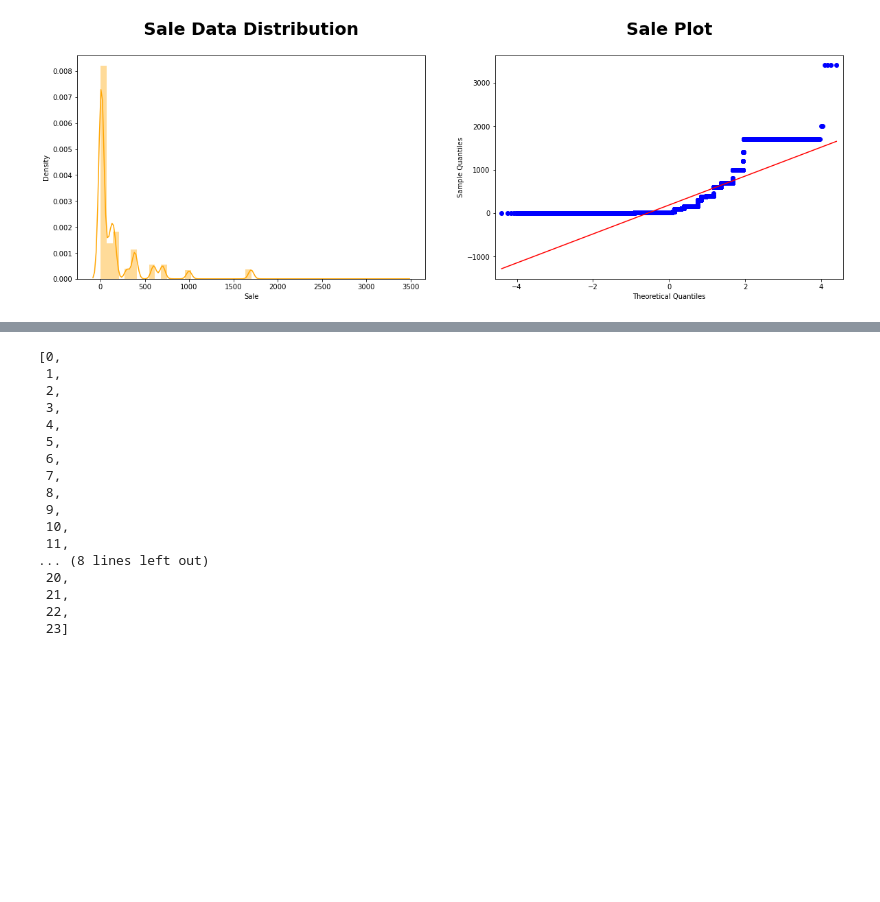
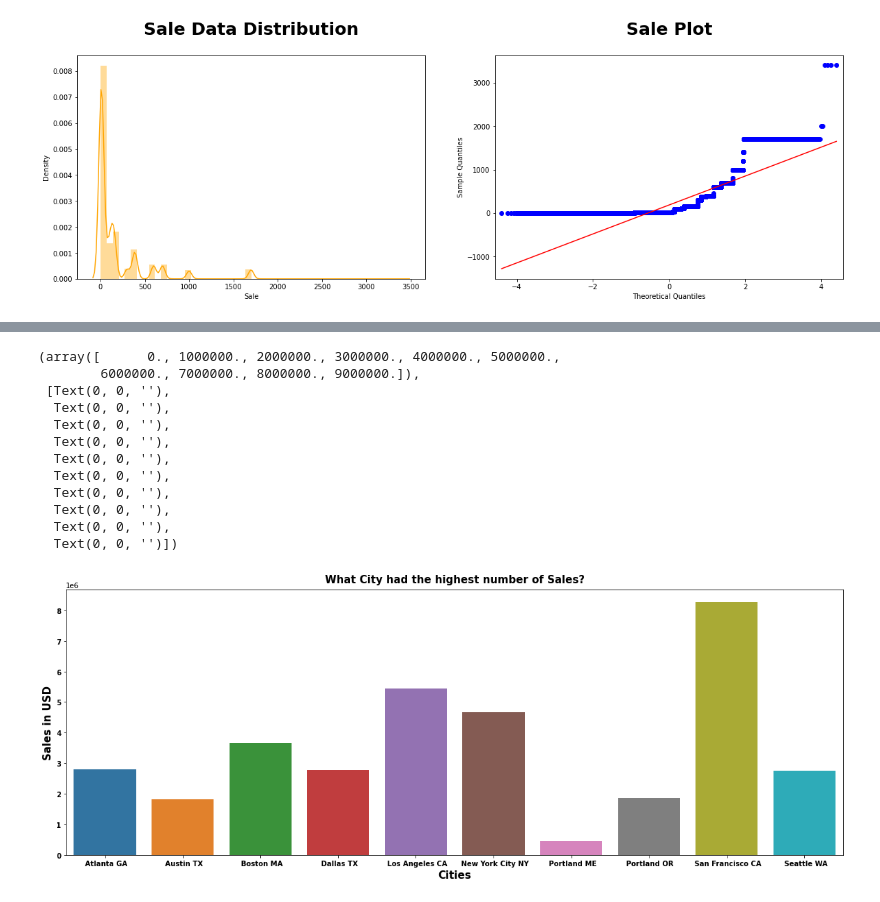
Before and after one commit to ANH2510/Sales_2019_Report, a Jupyter notebook: forcasting.ipynb, the cells around one changed output, grey strips where cells are left out. Cells and saved outputs as stored; diff of their text form; code cells hidden in the pictures; blank space fills up the shorter version.

```diff
--- a/forcasting.ipynb
+++ b/forcasting.ipynb
@@ -232,21 +229,0 @@ plt.yticks(weight="bold", fontsize=10);
-# %%
-a = [hour for hour,df in all_data.groupby('Hour')]
-a
-# %% [output]
-[0,
- 1,
- 2,
- 3,
- 4,
- 5,
- 6,
- 7,
- 8,
- 9,
- 10,
- 11,
-... (8 lines left out)
- 20,
- 21,
- 22,
- 23]
@@ -252,0 +233,23 @@ a
+# %%
+sale_by_city = all_data.groupby('Cities').sum()
+plt.figure(figsize = (20,7))
+sns.barplot(x=sale_by_city.index, y=sale_by_city['Sale'], data = sale_by_city)
+plt.title("What City had the highest number of Sales?", weight = 'bold', fontsize = 15, pad = 10)
+plt.xlabel('Cities', weight = 'bold', fontsize = 15)
+plt.xticks(weight = 'bold', fontsize = 10)
+plt.ylabel('Sales in USD', weight = 'bold', fontsize = 15)
+plt.yticks(weight = 'bold', fontsize = 10)
+# %% [output]
+(array([      0., 1000000., 2000000., 3000000., 4000000., 5000000.,
+        6000000., 7000000., 8000000., 9000000.]),
+ [Text(0, 0, ''),
+  Text(0, 0, ''),
+  Text(0, 0, ''),
+  Text(0, 0, ''),
+  Text(0, 0, ''),
+  Text(0, 0, ''),
+  Text(0, 0, ''),
+  Text(0, 0, ''),
+  Text(0, 0, ''),
+  Text(0, 0, '')])
+[figure, added]
```
Also changed, not shown: parts of 9 cells of this notebook.
